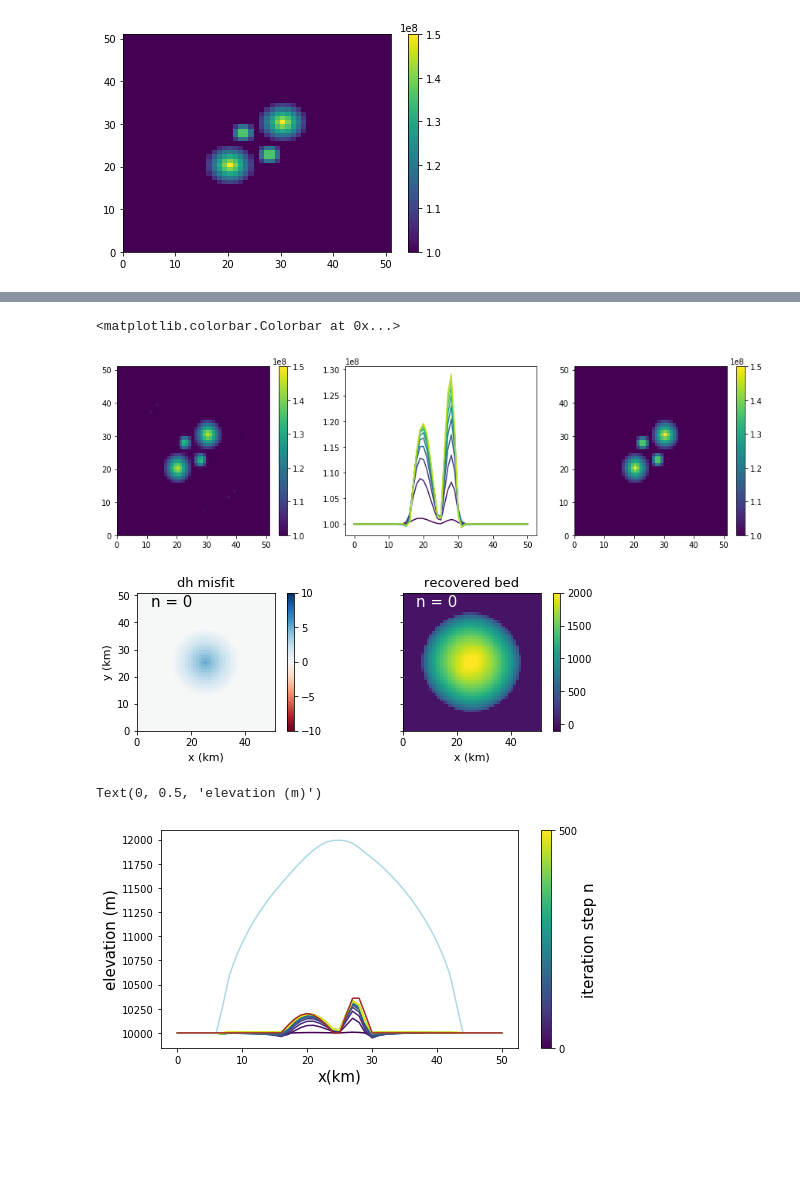
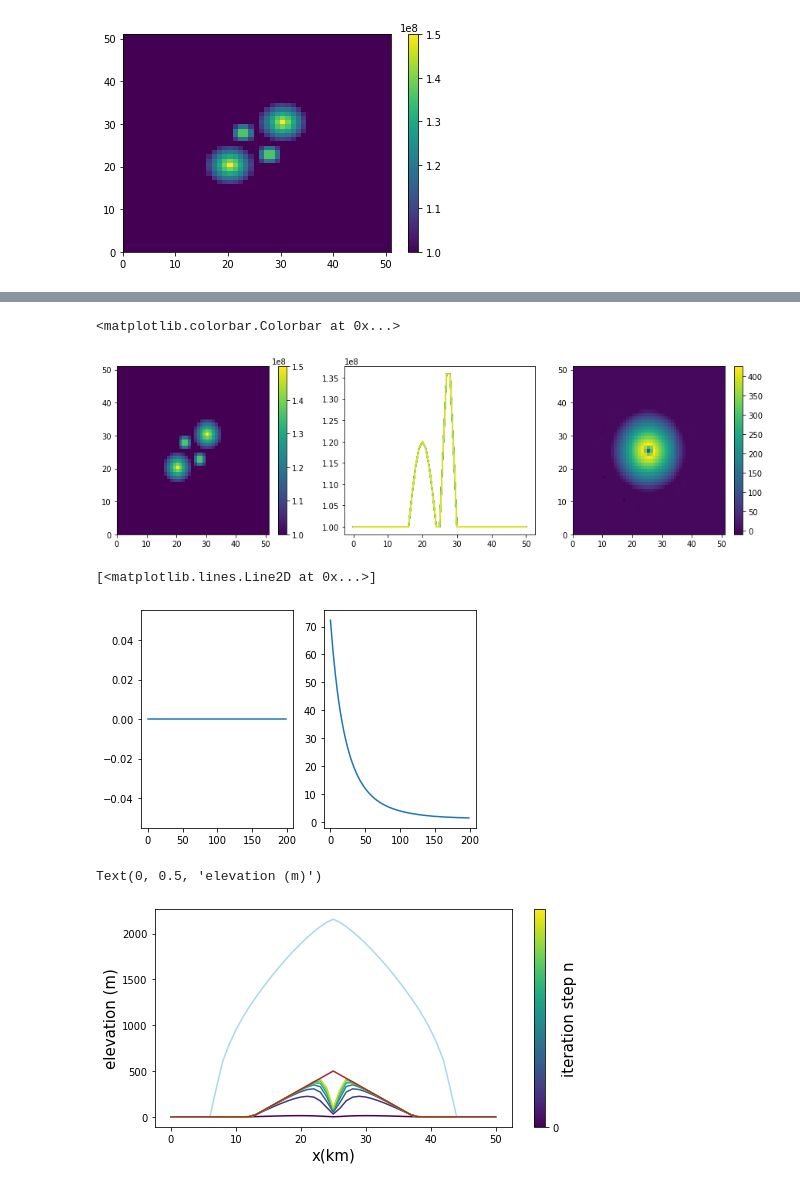
Before and after one commit to hahohe1892/thick_inv, a Jupyter notebook: icecap.ipynb, the cells around one changed output, grey strips where cells are left out. Cells and saved outputs as stored; diff of their text form; code cells hidden in the pictures; blank space fills up the shorter version.

```diff
--- a/icecap.ipynb
+++ b/icecap.ipynb
@@ -442,7 +442,7 @@ fig.colorbar(field, ax=axes[0])
 for i in range(0,len(tauc_rec_all),10):
     lines = axes[1].plot(range(nx), tauc_rec_all[i][:,23], color=colors[i])
 
-field2 = axes[2].pcolor(tauc)
+field2 = axes[2].pcolor(B_rec)
 fig.colorbar(field2, ax = axes[2])
 #lines1 = axes[1].plot(range(nx), topg[:,23])
 #lines2 = axes[1].plot(range(nx), S_ref[:,23])
@@ -451,52 +451,14 @@ fig.colorbar(field2, ax = axes[2])
 #fig.colorbar(lines4, ax = axes[2])
 # %% [output]
 <matplotlib.colorbar.Colorbar at 0x...>
-[figure, old version]
+[figure, new version]
-# %%
-import itertools
-import matplotlib.animation as animation
-
-zmin = -10
-zmax = 10
-kw_dh = dict(cmap=plt.cm.RdBu, vmin=zmin, vmax=zmax)
-kw_B = dict(cmap=plt.cm.viridis, vmin = -100, vmax=2000)
-
-fig,ax = plt.subplots(1,2, figsize=(8,3), sharey=True)
-field = ax[0].pcolor(dh_all[0], **kw_dh)
-cbar = plt.colorbar(field, ax = ax[0])
-ax[0].set_aspect('equal', 'box')
-
-field = ax[1].pcolor(B_rec_all[1], **kw_B)
-cbar = plt.colorbar(field, ax = ax[1])
-ax[1].set_aspect('equal', 'box')
-
-ax[0].set_ylabel('y (km)', fontsize=11)
-ax[0].set_xlabel('x (km)', fontsize=11)
-ax[1].set_xlabel('x (km)', fontsize=11)
-
-def animate_dh(index):
-    ax[0].clear()
-    ax[0].pcolor(dh_all[index], **kw_dh)
-    ax[0].text(.1,.9,'n = {}'.format(index), transform = ax[0].transAxes, fontsize=15)
-    ax[0].set_title('dh misfit', fontsize=13)
-    ax[0].set_aspect('equal', 'box')
-    ax[0].set_xlabel('x (km)', fontsize=11)
-    ax[0].set_ylabel('y (km)', fontsize=11)
-
-    ax[1].clear()
-    ax[1].pcolor(B_rec_all[index]-10000, **kw_B)
-    ax[1].text(.1,.9,'n = {}'.format(index), transform = ax[1].transAxes, fontsize=15, color='white')
-    ax[1].set_title('recovered bed', fontsize=13)
-    ax[1].set_aspect('equal', 'box')
-    ax[1].set_xlabel('x (km)', fontsize=11)
-
-ani = animation.FuncAnimation(fig,animate_dh,range(0,len(dh_all), 15),interval=100,blit=False)
-
-plt.tight_layout(rect=(0,0,1,.9), w_pad = .2)
-plt.show()
-#ani.save('icecap_misfit_bed_animation.mp4', dpi = 300)
-# %% [output]
-[figure, removed]
+# %%
+fig, ax = plt.subplots(1,2)
+ax[0].plot(tauc_misfit_vs_iter)
+ax[1].plot(B_misfit_vs_iter)
+# %% [output]
+[<matplotlib.lines.Line2D at 0x...>]
+[figure, added]
 # %%
 from matplotlib import colors as plt_colors
 
@@ -507,9 +469,9 @@ norm = plt_colors.BoundaryNorm(bounds, colormap.N)
 
 fig, axes = plt.subplots(figsize=(8,4))
 for i in range(0,len(B_rec_all),30):
-    lines = axes.plot(range(nx), B_rec_all[i][:,23], color=colors[i])
-lines2 = axes.plot(range(nx), S_ref[:,23], color = 'lightblue')
-lines1 = axes.plot(range(nx), topg[:,23], color='brown')
+    lines = axes.plot(range(nx), B_rec_all[i][:,25], color=colors[i])
+lines2 = axes.plot(range(nx), S_ref[:,25], color = 'lightblue')
+lines1 = axes.plot(range(nx), topg[:,25], color='brown')
 cbar = fig.colorbar(plt.cm.ScalarMappable(norm=norm, cmap='viridis'), ax = axes, ticks=[0,500, 1000, 1500, 2000, 2500, 3000])
 cbar.set_label('iteration step n', fontsize= 15)
 axes.set_xlabel('x(km)', fontsize= 15)
@@ -517,4 +479,4 @@ axes.set_ylabel('elevation (m)', fontsize= 15)
 #plt.savefig('./figures/icecap_crosssection.png', dpi = 400)
 # %% [output]
 Text(0, 0.5, 'elevation (m)')
-[figure, old version]
+[figure, new version]
```
Also changed, not shown: parts of 20 cells of this notebook.
